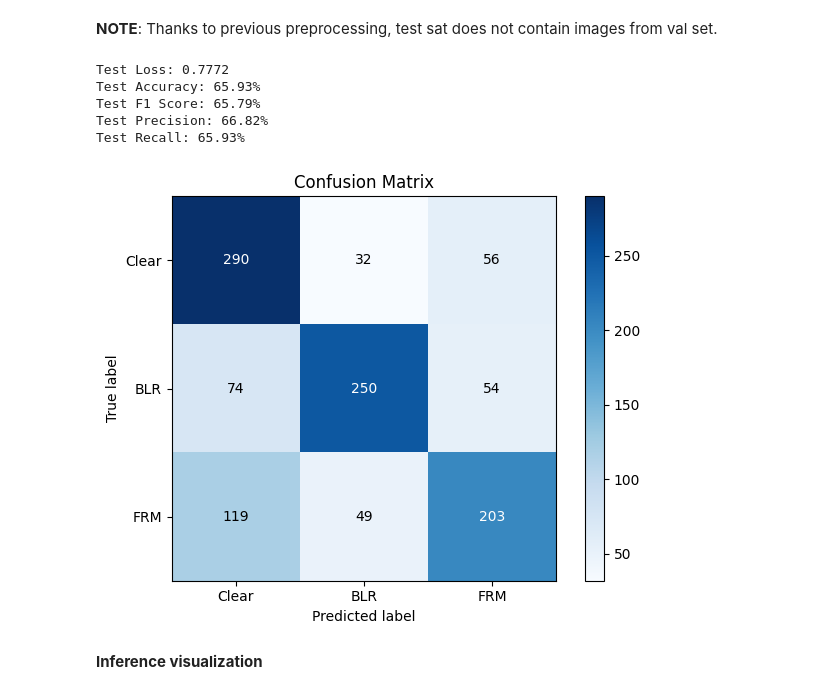
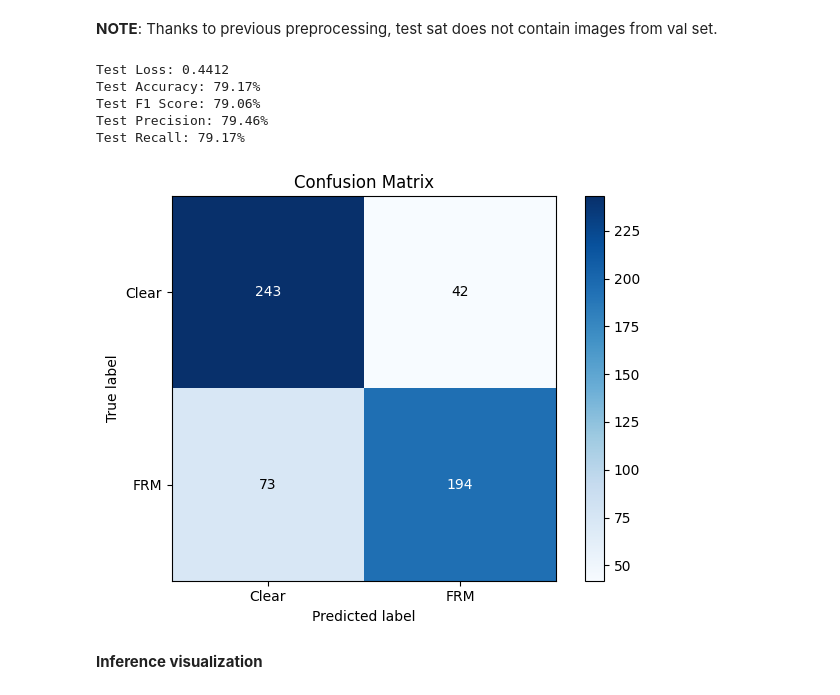
Before and after one commit to arcb01/GED-TFG, a Jupyter notebook: src/model_results_viewer.ipynb, the cells around one changed output. Drawn from its saved outputs; the diff is of its cells as text; code cells hidden in the pictures.

```diff
--- a/src/model_results_viewer.ipynb
+++ b/src/model_results_viewer.ipynb
@@ -38,27 +38,30 @@ cuda:0
 # %% [markdown]
 **Load images data**
 # %%
-file = f'../data/vw_FRM_dataset.json'
+flaw = "FRM"
 # %%
+# Data path
+file = f'../data/vw_{flaw}_dataset.json'
+
 # Load data
 with open(file, encoding='UTF-8') as m_json_file:
     data = json.load(m_json_file)
     mc_test_data = np.array(data["test"], dtype=object)
     mc_train_data = np.array(data["train"], dtype=object)
+    mc_val_data = np.array(data["val"], dtype=object)
 
+dataset_size = len(mc_test_data) + len(mc_val_data) + len(mc_train_data)
 multiclass = True if "mc" in file.lower() else False
-if not multiclass:
-    flaw = str(file.split("_")[1])
 
 # Load transformation data
 train_dir = '/media/arnau/SSD/VizWiz/models/multiclass/train/'
-norm_path = f'../outputs/norms_MC.pkl'
+norm_path = f'../outputs/norms_{flaw}.pkl'
 input_size = (224,224)
 data_transforms = get_transforms(norm_path, input_size, train_dir,
-                                 mc_train_data, multiclass=multiclass)
+                                 mc_train_data, multiclass=multiclass, typ=flaw)
 
-# Prepare test data
-test_dir = '/media/arnau/SSD/VizWiz/models/multiclass/test/'
+# Prepare test val
+test_dir = '/media/arnau/SSD/VizWiz/data/captioning/val/'
 test_dataset = ImageDataset(test_dir, mc_test_data, data_transforms["val"],
                             multiclass=multiclass)
 test_loader = DataLoader(test_dataset, batch_size=32,
@@ -132,15 +137,17 @@ def evaluate(model, loss_fn, test_loader, device):
         inputs = inputs.to(device)
         targets = targets.to(device)
         outputs = model(inputs)
-        try:
-            loss = loss_fn(outputs.float(), targets.float())
-        except:
-            targets = targets.type(torch.LongTensor).to(device)
-            loss = loss_fn(outputs.float(), targets)
+
+        if not multiclass:
+            outputs = outputs.float()
+            targets = targets.unsqueeze(1).float()
+
+        loss = loss_fn(outputs, targets)
         test_loss += loss.item() * inputs.size(0)
-        #predicted = torch.round(torch.sigmoid(outputs))
         _, predicted = torch.max(outputs.data, 1)
         total += targets.size(0)
+        if not multiclass:
+            predicted = torch.round(torch.sigmoid(outputs))
         correct += torch.sum(predicted == targets.data)
         y_true += targets.cpu().numpy().tolist()
         y_pred += predicted.cpu().detach().numpy().tolist()
@@ -166,29 +173,32 @@ def evaluate(model, loss_fn, test_loader, device):
 **NOTE**: Thanks to previous preprocessing, test sat does not contain images from val set.
 # %%
 # Load model
-save_path = '../outputs/best_MC_convnext.pth'
+save_path = f'../outputs/best_{flaw}_convnext.pth'
 num_classes = len(mc_train_data[:, 1::][0])
 model, input_size = initialize_model(num_classes, "convnext")
 model = model.to(device)
-loss_fn = nn.CrossEntropyLoss()
+model.load_state_dict(torch.load(save_path))
+
+if multiclass:
+    loss_fn = nn.CrossEntropyLoss()
+else:
+     loss_fn = nn.BCEWithLogitsLoss()
 # %%
-model.load_state_dict(torch.load(save_path))
-
-class_labels = ['Clear', 'BLR', 'FRM'] if multiclass == True else ['Clear', flaw]
+class_labels = ['Clear', 'BLR', 'FRM', 'BLR+FRM'] if multiclass == True else ['Clear', flaw]
 
 yt, yp, cm = evaluate(model, loss_fn, test_loader, device)
 
 #plot_aoc_roc_curve(yt, yp)
 #num_params = count_parameters(model)
 #print(f"Number of trainable parameters in the model: {num_params}")
 plot_confusion_matrix(cm, classes=class_labels)
 # %% [output]
-Test Loss: 0.7772
-Test Accuracy: 65.93%
-Test F1 Score: 65.79%
-Test Precision: 66.82%
-Test Recall: 65.93%
+Test Loss: 0.4412
+Test Accuracy: 79.17%
+Test F1 Score: 79.06%
+Test Precision: 79.46%
+Test Recall: 79.17%
-[figure, old version]
+[figure, new version]
 # %%
 def inference(i):
     """
```
Also changed, not shown: parts of 3 cells of this notebook, 5 other files.
